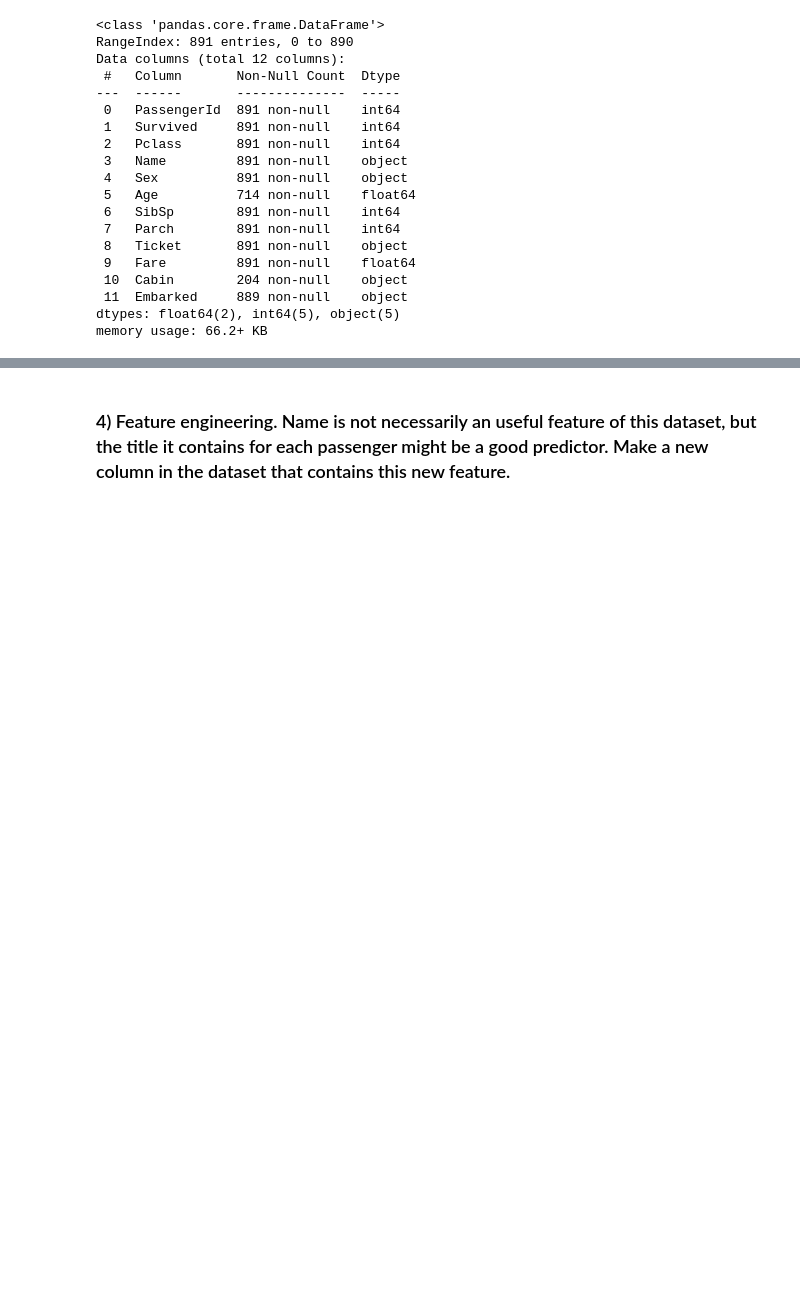
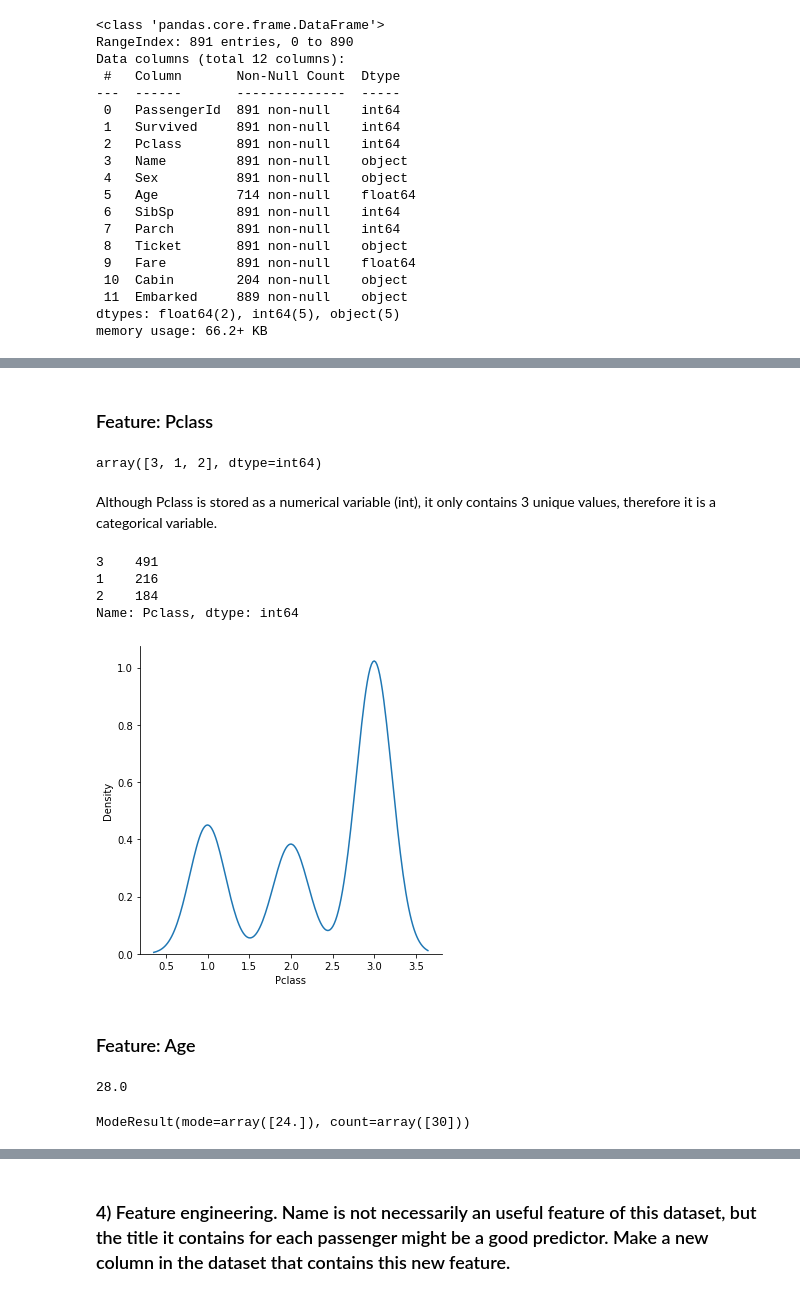
Before and after one commit to LauraZM9/Titanic-Kaggle, a Jupyter notebook: Titanic-EDA.ipynb, the cells around one changed output, grey strips where cells are left out. Cells and saved outputs as stored; diff of their text form; code cells hidden in the pictures; blank space fills up the shorter version.

Commit message:
Add numerical features

```diff
--- a/Titanic-EDA.ipynb
+++ b/Titanic-EDA.ipynb
@@ -165,0 +136,29 @@ sns.countplot(data=train, x="Sex", hue="Pclass")
+# %% [markdown]
+### Feature: Pclass
+# %%
+df["Pclass"].unique()
+# %% [output]
+array([3, 1, 2], dtype=int64)
+# %% [markdown]
+Although Pclass is stored as a numerical variable (int), it only contains 3 unique values, therefore it is a categorical variable.
+# %%
+sns.displot(data=df, x='Pclass', kind='kde')
+df["Pclass"].value_counts()
+# %% [output]
+3    491
+1    216
+2    184
+Name: Pclass, dtype: int64
+[figure, added]
+# %% [markdown]
+### Feature: Age
+# %%
+# median value for age
+df["Age"].median()
+# %% [output]
+28.0
+# %%
+# mode - gives an array with the mode value and its counts
+stats.mode(df["Age"])
+# %% [output]
+ModeResult(mode=array([24.]), count=array([30]))
```
Also changed, not shown: parts of 41 cells of this notebook.
